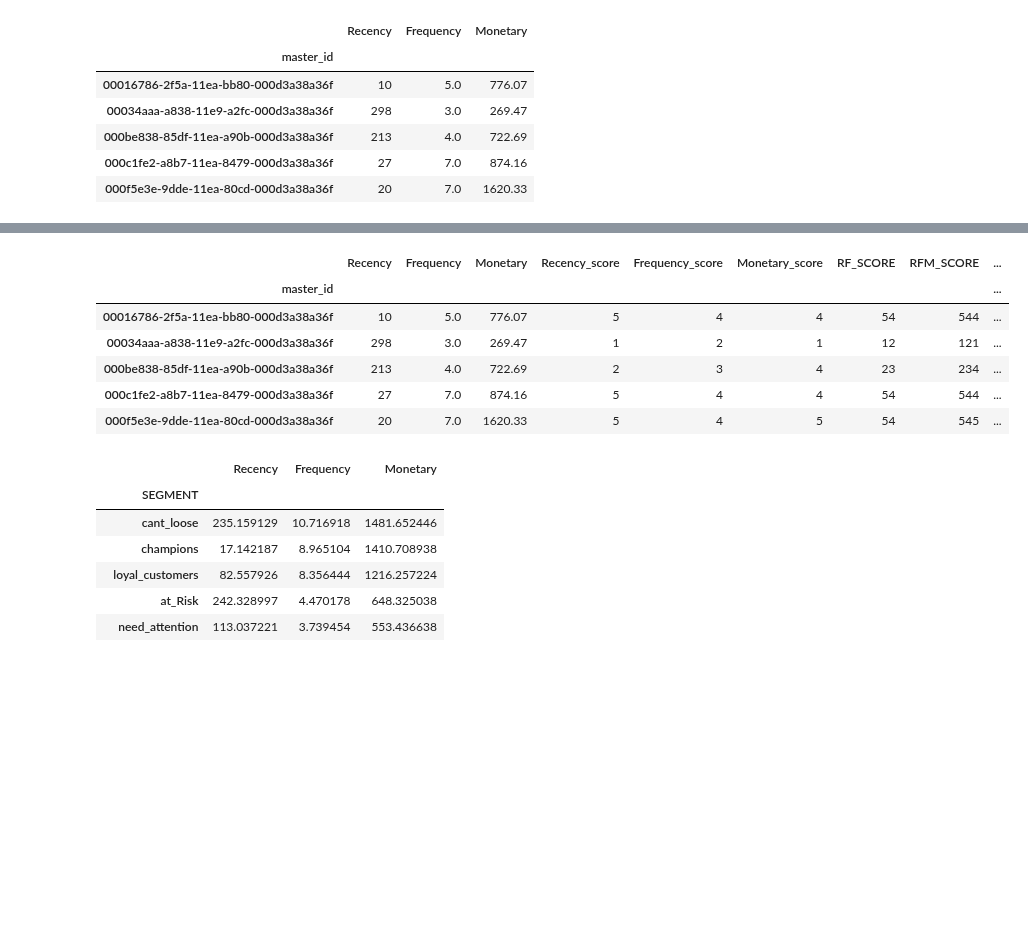
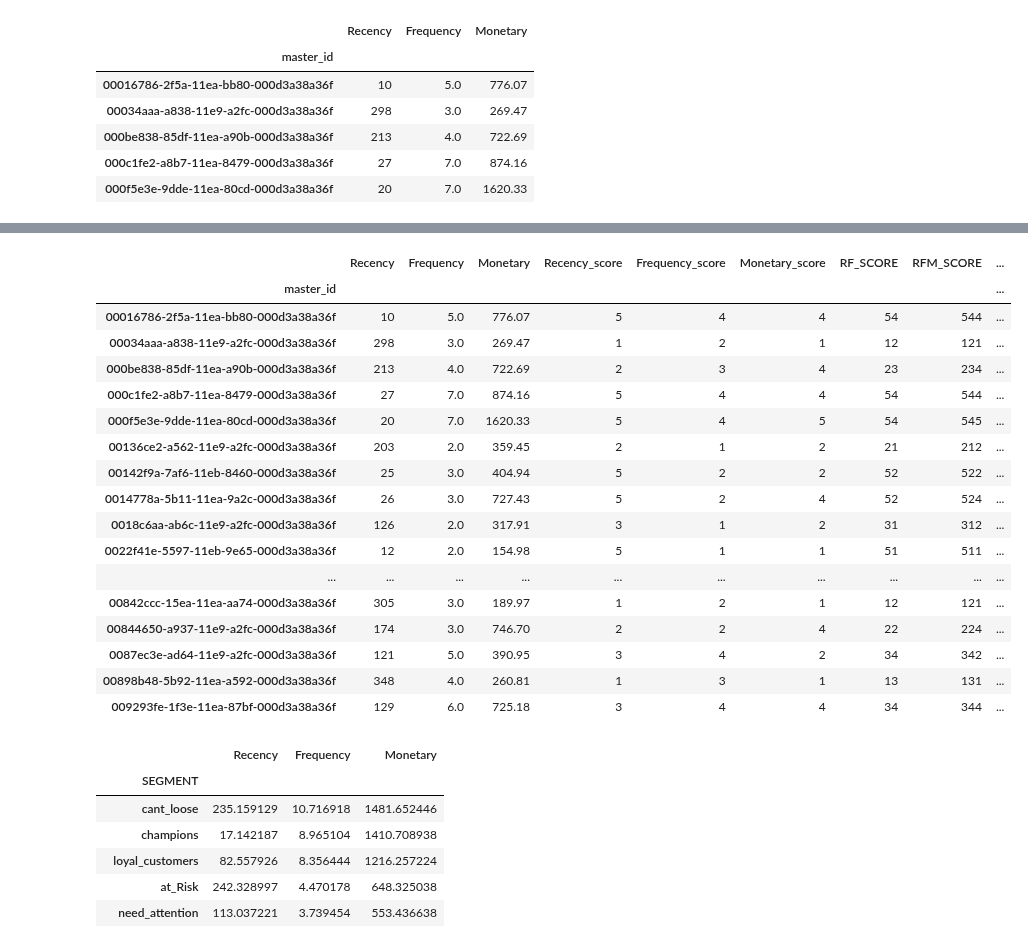
Before and after one commit to ms60/miuul-rfm-hw, a Jupyter notebook: miuul-rfm-hw.ipynb, the cells around one changed output, grey strips where cells are left out. Drawn from its saved outputs; the diff is of its cells as text; code cells hidden in the pictures; blank space fills up the shorter version.

```diff
--- a/miuul-rfm-hw.ipynb
+++ b/miuul-rfm-hw.ipynb
@@ -238,29 +335,40 @@ rfm.head()
 # %%
 # GÖREV 4: RF Skorlarının Segment Olarak Tanımlanması
 seg_map = {
     r'[1-2][1-2]': 'hibernating',
     r'[1-2][3-4]': 'at_Risk',
     r'[1-2]5': 'cant_loose',
     r'3[1-2]': 'about_to_sleep',
     r'33': 'need_attention',
     r'[3-4][4-5]': 'loyal_customers',
     r'41': 'promising',
     r'51': 'new_customers',
     r'[4-5][2-3]': 'potential_loyalists',
     r'5[4-5]': 'champions'
 }
 
 rfm["SEGMENT"] = rfm['RF_SCORE'].replace(seg_map, regex=True)
 
-rfm.head()
+rfm.head(50)
 # %% [output]
 |  | Recency | Frequency | Monetary | Recency_score | Frequency_score | Monetary_score | RF_SCORE | RFM_SCORE | ... |
 | master_id |  |  |  |  |  |  |  |  | ... |
 | 00016786-2f5a-11ea-bb80-000d3a38a36f | 10 | 5.0 | 776.07 | 5 | 4 | 4 | 54 | 544 | ... |
 | 00034aaa-a838-11e9-a2fc-000d3a38a36f | 298 | 3.0 | 269.47 | 1 | 2 | 1 | 12 | 121 | ... |
 | 000be838-85df-11ea-a90b-000d3a38a36f | 213 | 4.0 | 722.69 | 2 | 3 | 4 | 23 | 234 | ... |
 | 000c1fe2-a8b7-11ea-8479-000d3a38a36f | 27 | 7.0 | 874.16 | 5 | 4 | 4 | 54 | 544 | ... |
 | 000f5e3e-9dde-11ea-80cd-000d3a38a36f | 20 | 7.0 | 1620.33 | 5 | 4 | 5 | 54 | 545 | ... |
+| 00136ce2-a562-11e9-a2fc-000d3a38a36f | 203 | 2.0 | 359.45 | 2 | 1 | 2 | 21 | 212 | ... |
+| 00142f9a-7af6-11eb-8460-000d3a38a36f | 25 | 3.0 | 404.94 | 5 | 2 | 2 | 52 | 522 | ... |
+| 0014778a-5b11-11ea-9a2c-000d3a38a36f | 26 | 3.0 | 727.43 | 5 | 2 | 4 | 52 | 524 | ... |
+| 0018c6aa-ab6c-11e9-a2fc-000d3a38a36f | 126 | 2.0 | 317.91 | 3 | 1 | 2 | 31 | 312 | ... |
+| 0022f41e-5597-11eb-9e65-000d3a38a36f | 12 | 2.0 | 154.98 | 5 | 1 | 1 | 51 | 511 | ... |
+| ... | ... | ... | ... | ... | ... | ... | ... | ... | ... |
+| 00842ccc-15ea-11ea-aa74-000d3a38a36f | 305 | 3.0 | 189.97 | 1 | 2 | 1 | 12 | 121 | ... |
+| 00844650-a937-11e9-a2fc-000d3a38a36f | 174 | 3.0 | 746.70 | 2 | 2 | 4 | 22 | 224 | ... |
+| 0087ec3e-ad64-11e9-a2fc-000d3a38a36f | 121 | 5.0 | 390.95 | 3 | 4 | 2 | 34 | 342 | ... |
+| 00898b48-5b92-11ea-a592-000d3a38a36f | 348 | 4.0 | 260.81 | 1 | 3 | 1 | 13 | 131 | ... |
+| 009293fe-1f3e-11ea-87bf-000d3a38a36f | 129 | 6.0 | 725.18 | 3 | 4 | 4 | 34 | 344 | ... |
 # %%
 # GÖREV 5: Aksiyon zamanı!
            # 1. Segmentlerin recency, frequnecy ve monetary ortalamalarını inceleyiniz.
```
Also changed, not shown: parts of 15 cells of this notebook.
